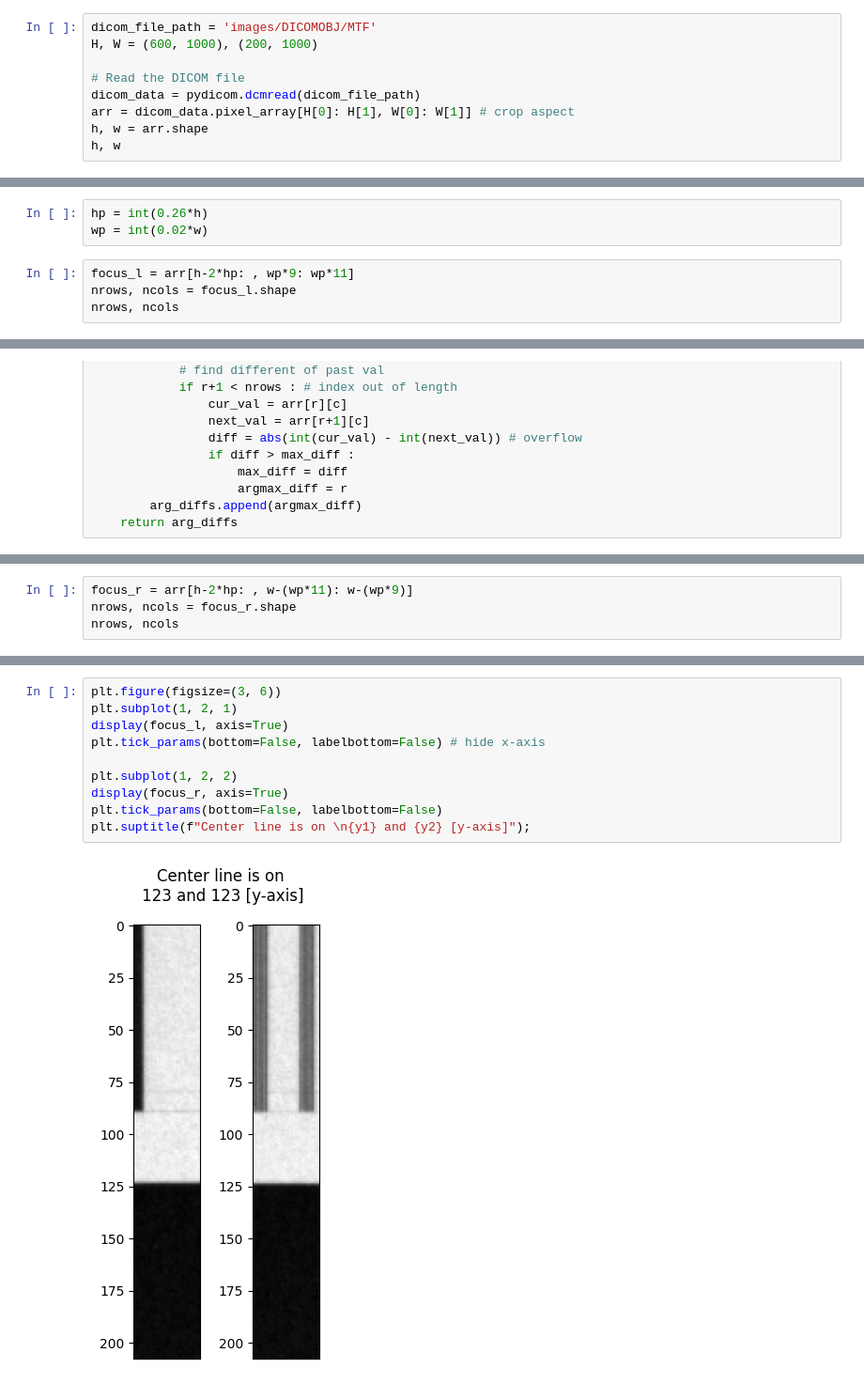
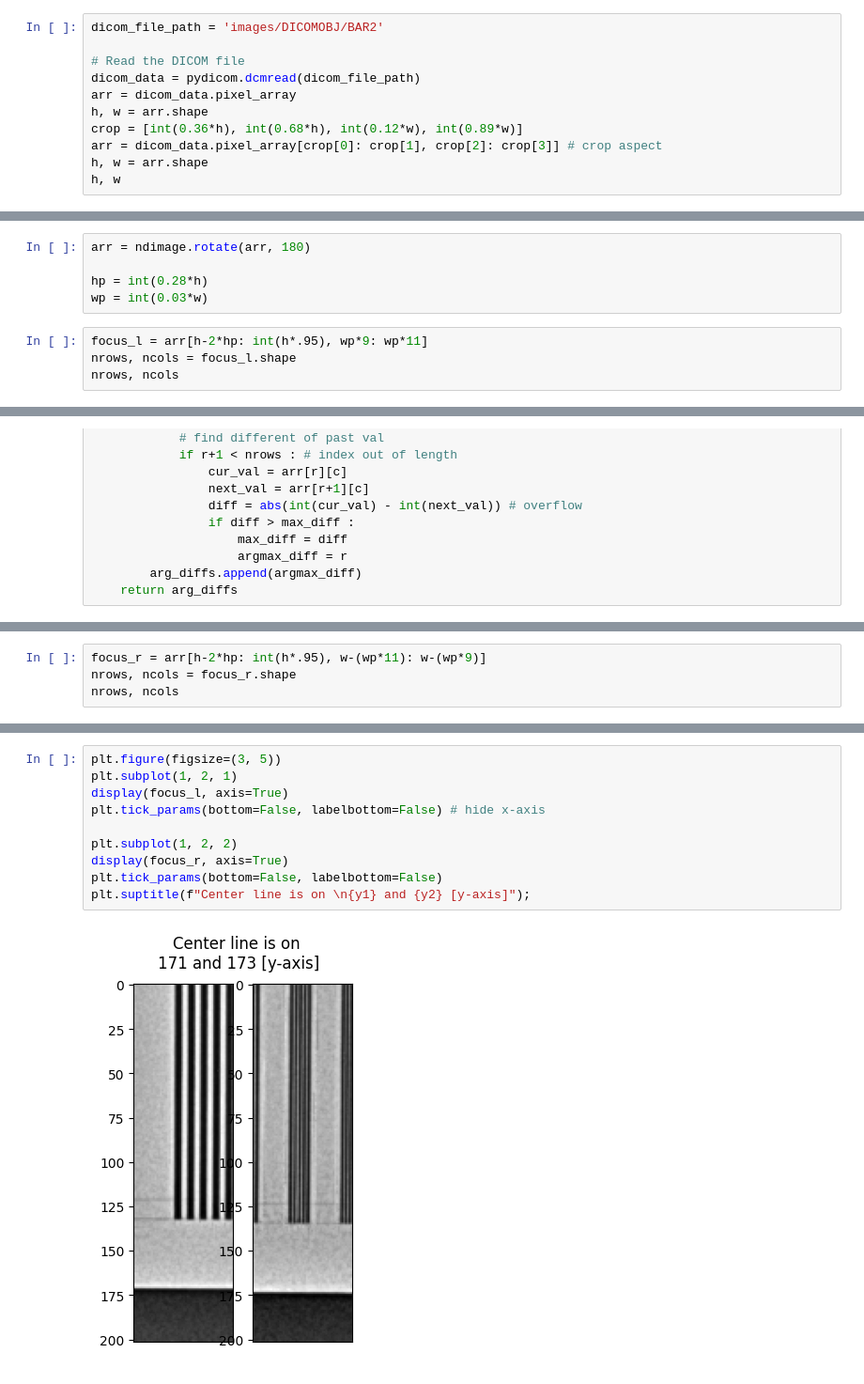
Before and after one commit to NickyAlan/DR-Light-beam-test, a Jupyter notebook: mtf.ipynb, the cells around one changed output, grey strips where cells are left out. Shown at 94% size. Drawn from its saved outputs; the diff is of its cells as text.

```diff
--- a/mtf.ipynb
+++ b/mtf.ipynb
@@ -8,12 +8,14 @@ from utils import display
 from scipy import ndimage
 import matplotlib.pyplot as plt
 # %%
-dicom_file_path = 'images/DICOMOBJ/MTF'
-H, W = (600, 1000), (200, 1000)
+dicom_file_path = 'images/DICOMOBJ/BAR2'
 
 # Read the DICOM file
 dicom_data = pydicom.dcmread(dicom_file_path)
-arr = dicom_data.pixel_array[H[0]: H[1], W[0]: W[1]] # crop aspect
+arr = dicom_data.pixel_array
+h, w = arr.shape
+crop = [int(0.36*h), int(0.68*h), int(0.12*w), int(0.89*w)]
+arr = dicom_data.pixel_array[crop[0]: crop[1], crop[2]: crop[3]] # crop aspect
 h, w = arr.shape
 h, w
 # %% [output]
@@ -25,8 +35,10 @@ display(arr, True)
 # %%
-hp = int(0.26*h)
-wp = int(0.02*w)
+arr = ndimage.rotate(arr, 180)
+
+hp = int(0.28*h)
+wp = int(0.03*w)
 # %%
-focus_l = arr[h-2*hp: , wp*9: wp*11]
+focus_l = arr[h-2*hp: int(h*.95), wp*9: wp*11]
 nrows, ncols = focus_l.shape
 nrows, ncols
 # %% [output]
@@ -65,5 +77,5 @@ y1
 # %%
-focus_r = arr[h-2*hp: , w-(wp*11): w-(wp*9)]
+focus_r = arr[h-2*hp: int(h*.95), w-(wp*11): w-(wp*9)]
 nrows, ncols = focus_r.shape
 nrows, ncols
 # %% [output]
@@ -80,15 +92,15 @@ y2
 # %%
-plt.figure(figsize=(3, 6))
+plt.figure(figsize=(3, 5))
 plt.subplot(1, 2, 1)
 display(focus_l, axis=True)
 plt.tick_params(bottom=False, labelbottom=False) # hide x-axis
 
 plt.subplot(1, 2, 2)
 display(focus_r, axis=True)
 plt.tick_params(bottom=False, labelbottom=False)
 plt.suptitle(f"Center line is on \n{y1} and {y2} [y-axis]");
 # %% [output]
-[figure, old version]
+[figure, new version]
 # %%
 def find_theta(w, y1, y2) :
     """
```
Also changed, not shown: parts of 57 cells of this notebook, 15 other files.
